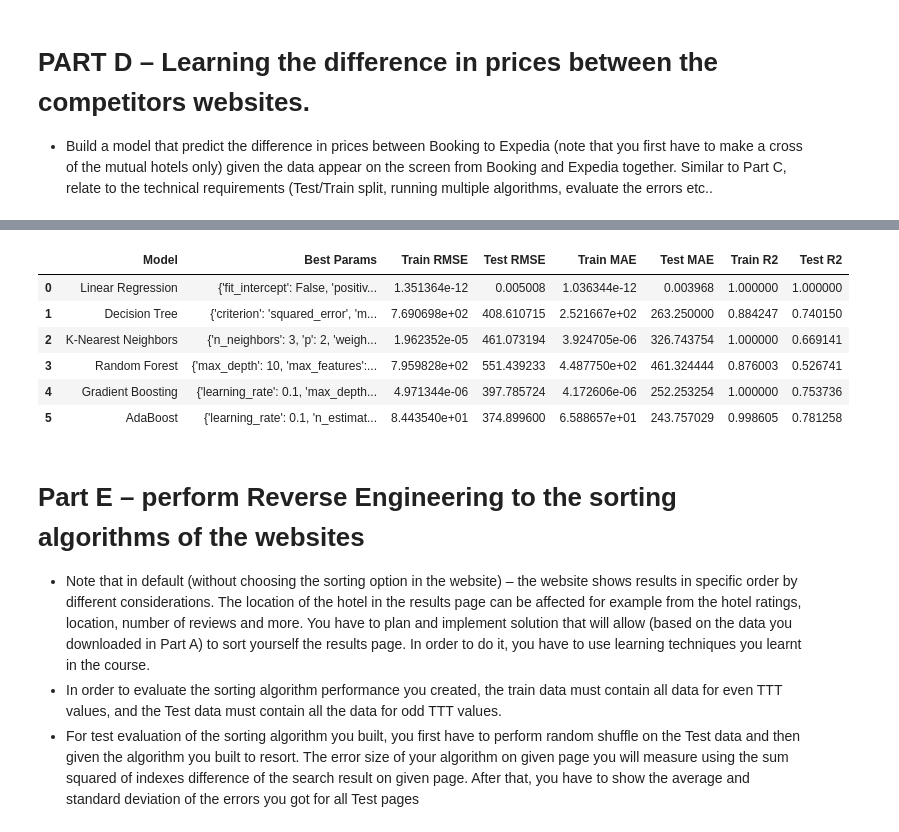
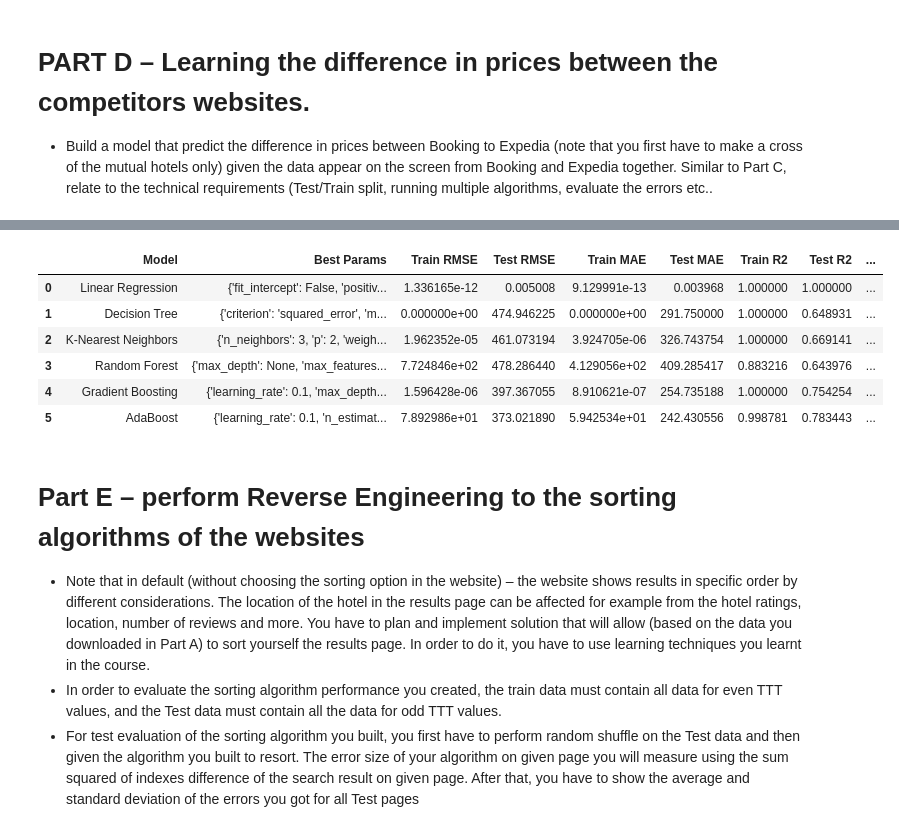
Before and after one commit to estivengrx/Freelancer-2, a Jupyter notebook: booking-expedia-project/main.ipynb, the cells around one changed output, grey strips where cells are left out. Drawn from its saved outputs; the diff is of its cells as text; code cells hidden in the pictures.

```diff
--- a/booking-expedia-project/main.ipynb
+++ b/booking-expedia-project/main.ipynb
@@ -1073,13 +1203,13 @@ Training AdaBoost...
-# %%
-results_df
-# %% [output]
-|  | Model | Best Params | Train RMSE | Test RMSE | Train MAE | Test MAE | Train R2 | Test R2 |
-| 0 | Linear Regression | {'fit_intercept': False, 'positiv... | 1.351364e-12 | 0.005008 | 1.036344e-12 | 0.003968 | 1.000000 | 1.000000 |
-| 1 | Decision Tree | {'criterion': 'squared_error', 'm... | 7.690698e+02 | 408.610715 | 2.521667e+02 | 263.250000 | 0.884247 | 0.740150 |
-| 2 | K-Nearest Neighbors | {'n_neighbors': 3, 'p': 2, 'weigh... | 1.962352e-05 | 461.073194 | 3.924705e-06 | 326.743754 | 1.000000 | 0.669141 |
-| 3 | Random Forest | {'max_depth': 10, 'max_features':... | 7.959828e+02 | 551.439233 | 4.487750e+02 | 461.324444 | 0.876003 | 0.526741 |
-| 4 | Gradient Boosting | {'learning_rate': 0.1, 'max_depth... | 4.971344e-06 | 397.785724 | 4.172606e-06 | 252.253254 | 1.000000 | 0.753736 |
-| 5 | AdaBoost | {'learning_rate': 0.1, 'n_estimat... | 8.443540e+01 | 374.899600 | 6.588657e+01 | 243.757029 | 0.998605 | 0.781258 |
+# %%
+results_df_difference_prices
+# %% [output]
+|  | Model | Best Params | Train RMSE | Test RMSE | Train MAE | Test MAE | Train R2 | Test R2 | ... |
+| 0 | Linear Regression | {'fit_intercept': False, 'positiv... | 1.336165e-12 | 0.005008 | 9.129991e-13 | 0.003968 | 1.000000 | 1.000000 | ... |
+| 1 | Decision Tree | {'criterion': 'squared_error', 'm... | 0.000000e+00 | 474.946225 | 0.000000e+00 | 291.750000 | 1.000000 | 0.648931 | ... |
+| 2 | K-Nearest Neighbors | {'n_neighbors': 3, 'p': 2, 'weigh... | 1.962352e-05 | 461.073194 | 3.924705e-06 | 326.743754 | 1.000000 | 0.669141 | ... |
+| 3 | Random Forest | {'max_depth': None, 'max_features... | 7.724846e+02 | 478.286440 | 4.129056e+02 | 409.285417 | 0.883216 | 0.643976 | ... |
+| 4 | Gradient Boosting | {'learning_rate': 0.1, 'max_depth... | 1.596428e-06 | 397.367055 | 8.910621e-07 | 254.735188 | 1.000000 | 0.754254 | ... |
+| 5 | AdaBoost | {'learning_rate': 0.1, 'n_estimat... | 7.892986e+01 | 373.021890 | 5.942534e+01 | 242.430556 | 0.998781 | 0.783443 | ... |
 # %% [markdown]
 # Part E – perform Reverse Engineering to the sorting algorithms of the websites
 
```
Also changed, not shown: parts of 35 cells of this notebook.
